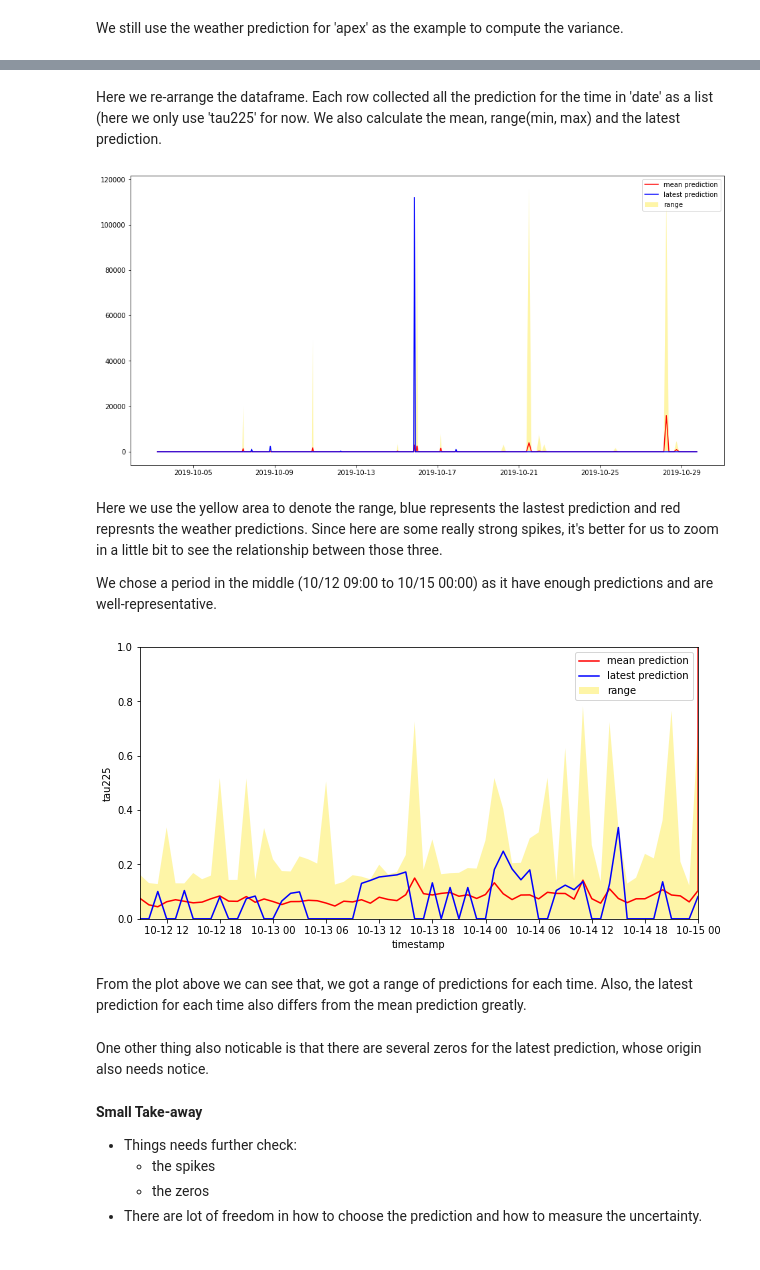
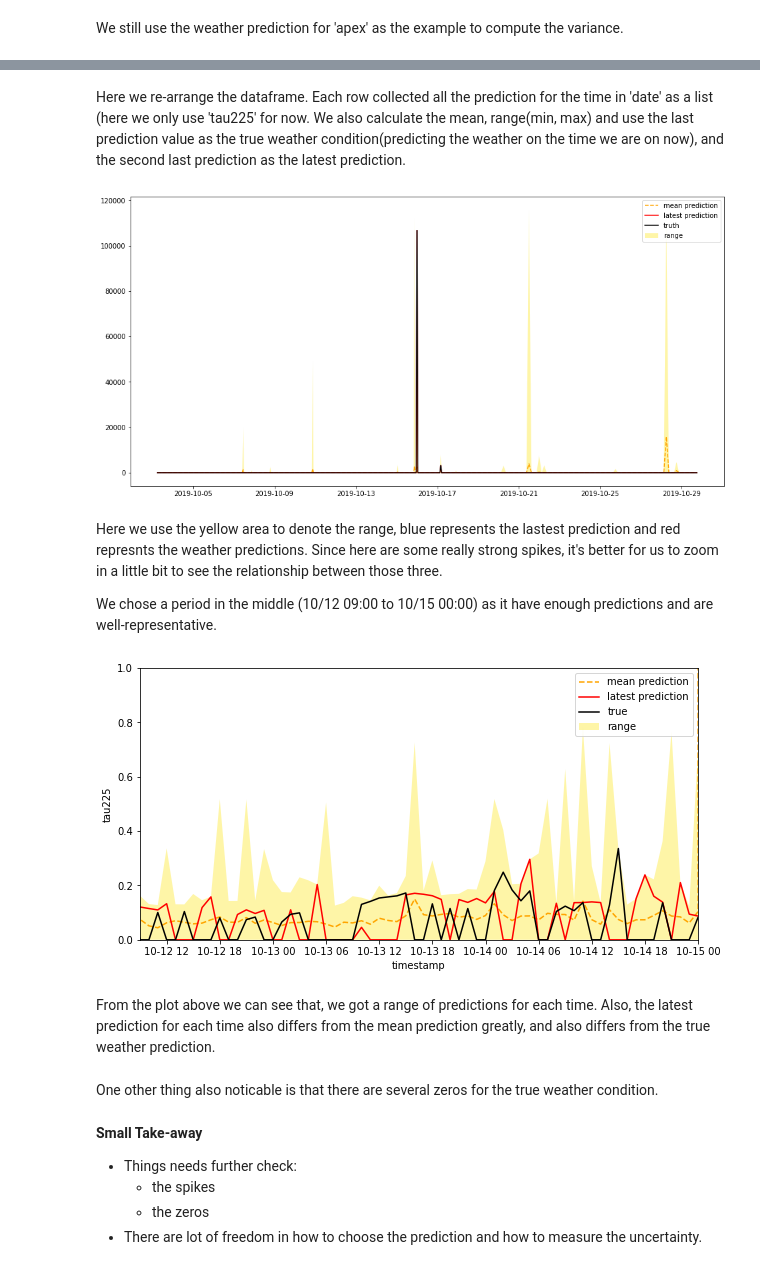
Before and after one commit to Ziyi415/AC297r_2019_BlackHole, a Jupyter notebook: notebooks/EDA.ipynb, the cells around one changed output, grey strips where cells are left out. Saved outputs shown, nothing was run; the diff lists cells and outputs as text; code cells hidden in the pictures.

```diff
--- a/notebooks/EDA.ipynb
+++ b/notebooks/EDA.ipynb
@@ -107,7 +107,8 @@ df_tau_all = df_all.groupby('date').agg({'tau225':lambda x: list(x)})
 df_tau_all['tau225_mean'] = df_tau_all['tau225'].apply(lambda x: np.mean(x))
 df_tau_all['tau225_min'] = df_tau_all['tau225'].apply(lambda x: np.min(x))
 df_tau_all['tau225_max'] = df_tau_all['tau225'].apply(lambda x: np.max(x))
-df_tau_all['tau225_latest'] = df_tau_all['tau225'].apply(lambda x: x[-1])
+df_tau_all['tau225_true'] = df_tau_all['tau225'].apply(lambda x: x[-1])
+df_tau_all['tau225_latest'] = df_tau_all['tau225'].apply(lambda x: x[-2] if len(x)>1 else x[-1])
 
 df_tau_all.reset_index(inplace = True)
 # %%
@@ -122,34 +123,36 @@ df_tau_all.iloc[20:25]
 # %% [markdown]
-Here we re-arrange the dataframe. Each row collected all the prediction for the time in 'date' as a list (here we only use 'tau225' for now. We also calculate the mean, range(min, max) and the latest prediction.
+Here we re-arrange the dataframe. Each row collected all the prediction for the time in 'date' as a list (here we only use 'tau225' for now. We also calculate the mean, range(min, max) and use the last prediction value as the true weather condition(predicting the weather on the time we are on now), and the second last prediction as the latest prediction.
 # %%
 plt.figure(figsize = (16,8))
-plt.plot(df_tau_all.date, df_tau_all.tau225_mean, c = 'r', label = 'mean prediction')
-plt.plot(df_tau_all.date, df_tau_all.tau225_latest, c = 'b', label = 'latest prediction')
+plt.plot(df_tau_all.date, df_tau_all.tau225_mean, c = 'orange', ls = '--', label = 'mean prediction')
+plt.plot(df_tau_all.date, df_tau_all.tau225_latest, c = 'r', label = 'latest prediction')
+plt.plot(df_tau_all.date, df_tau_all.tau225_latest, c = 'black', label = 'truth')
 plt.fill_between(df_tau_all.date, df_tau_all.tau225_max, df_tau_all.tau225_min, alpha = 0.4, label = 'range');
 plt.legend();
 # %% [output]
-[figure, old version]
+[figure, new version]
 # %% [markdown]
 Here we use the yellow area to denote the range, blue represents the lastest prediction and red represnts the weather predictions. Since here are some really strong spikes, it's better for us to zoom in a little bit to see the relationship between those three.
 
 We chose a period in the middle (10/12 09:00 to 10/15 00:00) as it have enough predictions and are well-representative.
 # %%
 plt.figure(figsize = (10,5))
-plt.plot(df_tau_all.date, df_tau_all.tau225_mean, c = 'r', label = 'mean prediction')
-plt.plot(df_tau_all.date, df_tau_all.tau225_latest, c = 'b', label = 'latest prediction')
-plt.fill_between(df_tau_all.date, df_tau_all.tau225_max, df_tau_all.tau225_min, alpha = 0.4, label = 'range');
+plt.plot(df_tau_all.date, df_tau_all.tau225_mean, c = 'orange', ls = '--',label = 'mean prediction')
+plt.plot(df_tau_all.date, df_tau_all.tau225_latest, c = 'r', label = 'latest prediction')
+plt.plot(df_tau_all.date, df_tau_all.tau225_true, c = 'black', label = 'true')
+plt.fill_between(df_tau_all.date, df_tau_all.tau225_max, df_tau_all.tau225_min, alpha = 0.4,label = 'range');
 plt.ylim(0,1)
 plt.xlim('2019-10-12 9:00:00', '2019-10-15 00:00:00')
 plt.ylim()
 plt.legend(fontsize = 10)
 plt.ylabel('tau225', fontsize = 10)
 plt.xlabel('timestamp', fontsize = 10);
 # %% [output]
-[figure, old version]
+[figure, new version]
 # %% [markdown]
-From the plot above we can see that, we got a range of predictions for each time. Also, the latest prediction for each time also differs from the mean prediction greatly.
+From the plot above we can see that, we got a range of predictions for each time. Also, the latest prediction for each time also differs from the mean prediction greatly, and also differs from the true weather prediction.
 # %% [markdown]
-One other thing also noticable is that there are several zeros for the latest prediction, whose origin also needs notice.
+One other thing also noticable is that there are several zeros for the true weather condition.
 # %% [markdown]
 **Small Take-away**
 - Things needs further check:
```
Also changed, not shown: parts of 7 cells of this notebook.
